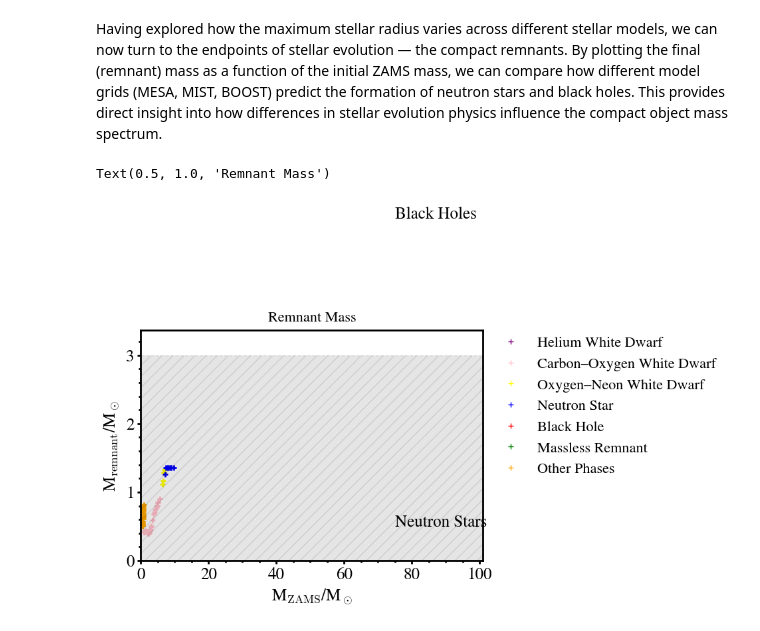
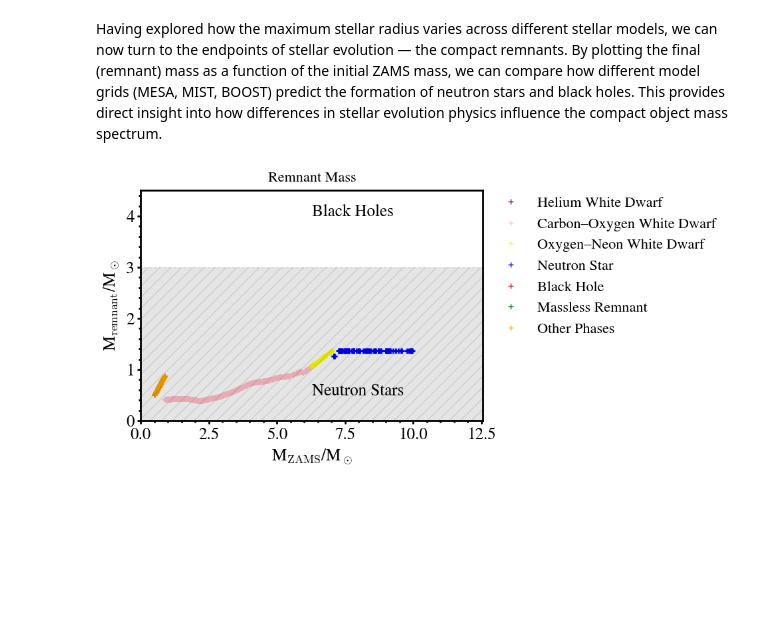
Before and after one commit to Poornima-Amali-Wickramasinghe/METISSE_ESproject, a Jupyter notebook: poornima_files/examples_on_website/example3.ipynb, the cells around one changed output. Drawn from its saved outputs; the diff is of its cells as text; code cells hidden in the pictures; blank space fills up the shorter version.

```diff
--- a/poornima_files/examples_on_website/example3.ipynb
+++ b/poornima_files/examples_on_website/example3.ipynb
@@ -28,12 +28,14 @@ metisse_params = {
     "metallicity_dir_he": "/home/poornima/Documents/my_METISSE_project/sample_tracks_solarZ/Helium/",
 }
 
+min_m= 10.0
+max_m = 200.0
 main_params = {
     "initial_Z": 0.02,
     "max_age": 2.0e4,
-    "number_of_tracks": 100,  ## initial value was 100
-    "min_mass": 10.0,
-    "max_mass": 200.0,
+    "number_of_tracks": 1000,  ## initial value was 100
+    "min_mass": min_m,
+    "max_mass": max_m,
     "sampling_scheme": "Kroupa2001",
     "BHNS_mass_scheme": "Belczynski2008",
     "write_output_to_file": True,
@@ -246,7 +271,7 @@ file_names.sort()
 fig, ax = plt.subplots()
 
 max_end_mass = 0
-
+max_ini_mass = 0
 phase_colors = {
     10: 'purple',
     11: 'pink',
@@ -272,9 +297,14 @@ for eachfile in file_names:
     ## Final phase
     final_phase = evolve_data['phase'].iloc[-1]
 
-    # update maximum
+    # update maximum end mass
     if end_mass > max_end_mass:
-        max_end_mass = end_mass
+        max_end_mass = end_mass+2
+
+     # update maximum initial mass
+    if mass > max_ini_mass:
+        max_ini_mass = mass+2
+
 
     final_phase = int(evolve_data['phase'].iloc[-1])
 
@@ -290,38 +320,44 @@ for eachfile in file_names:
 
 
 
 legend_elements = [
     Line2D([0], [0], marker='+', color='purple',  linestyle='None', label='Helium White Dwarf'),
     Line2D([0], [0], marker='+', color='pink',  linestyle='None', label='Carbon–Oxygen White Dwarf'),
     Line2D([0], [0], marker='+', color='yellow',  linestyle='None', label='Oxygen–Neon White Dwarf'),
     Line2D([0], [0], marker='+', color='blue',  linestyle='None', label='Neutron Star'),
     Line2D([0], [0], marker='+', color='red', linestyle='None', label='Black Hole'),
     Line2D([0], [0], marker='+', color='green',  linestyle='None', label='Massless Remnant'),
     Line2D([0], [0], marker='+', color='orange',   linestyle='None', label='Other Phases')
 ]
 
 ax.legend(
     handles=legend_elements,
     loc='upper left',
     bbox_to_anchor=(1.02, 1.0),   # pushes legend outside
     borderaxespad=0,
     frameon=False
 )
 
+if max_end_mass<4.5:
+    y_max = 4.5
+else :
+    y_max = max_end_mass
 
-
+x_max = max_ini_mass +2
+half_x_max = x_max/2
 
 ax.set_xlabel(r'M$_{\rm ZAMS}$/M$_\odot$')         # initial (ZAMS) mass
 ax.set_ylabel(r'M$_{\rm remnant}$/M$_\odot$')      # final remnant mass
-ax.set_ylim(ymin=0.0, ymax=max_end_mass+2)
-ax.set_xlim(xmin=0.0, xmax=101.0)
+ax.set_ylim(ymin=0.0, ymax=y_max)
+ax.set_xlim(xmin=0.0, xmax=x_max)
 
 # Annotate physical regions for neutron stars and black holes
-ax.text(75, 0.5, 'Neutron Stars')
-ax.text(75, 5.0, 'Black Holes')
-plt.fill_between([0, 110], 3, hatch="//", ls='--', alpha=0.1, color='k')
+ax.text(half_x_max , 0.5, 'Neutron Stars')
+ax.text(half_x_max , 4.0, 'Black Holes')
+plt.fill_between([0, x_max], 3, hatch="//", ls='--', alpha=0.1, color='k')
 
 ax.set_title('Remnant Mass')
+
+plt.savefig("rem_mass.png", dpi=300, bbox_inches='tight')
 # %% [output]
-Text(0.5, 1.0, 'Remnant Mass')
-[figure, old version]
+[figure, new version]
```
Also changed, not shown: parts of 3 cells of this notebook.
